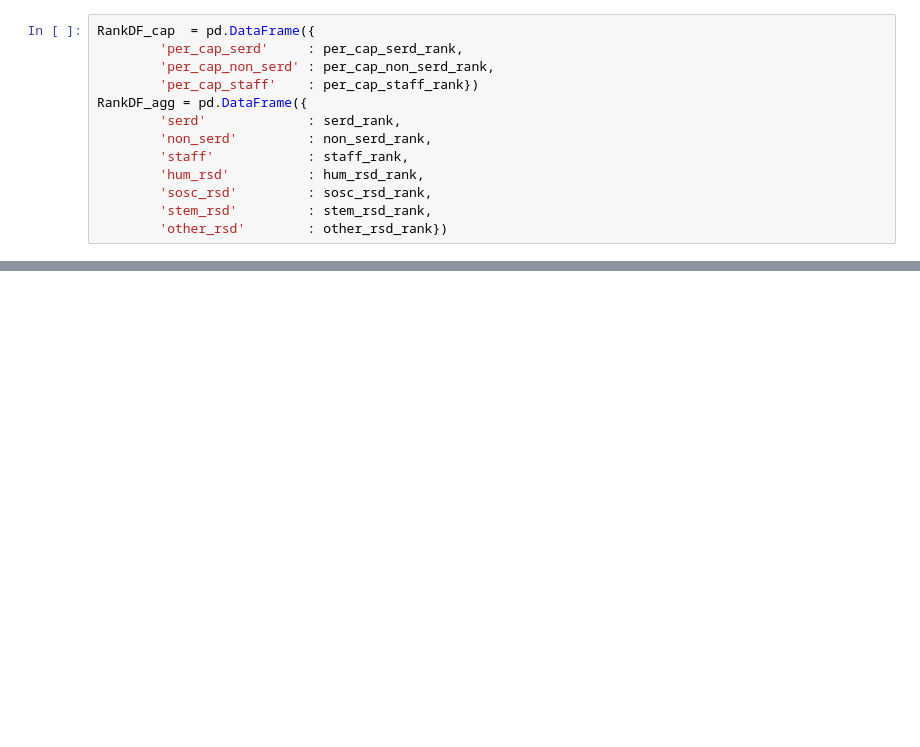
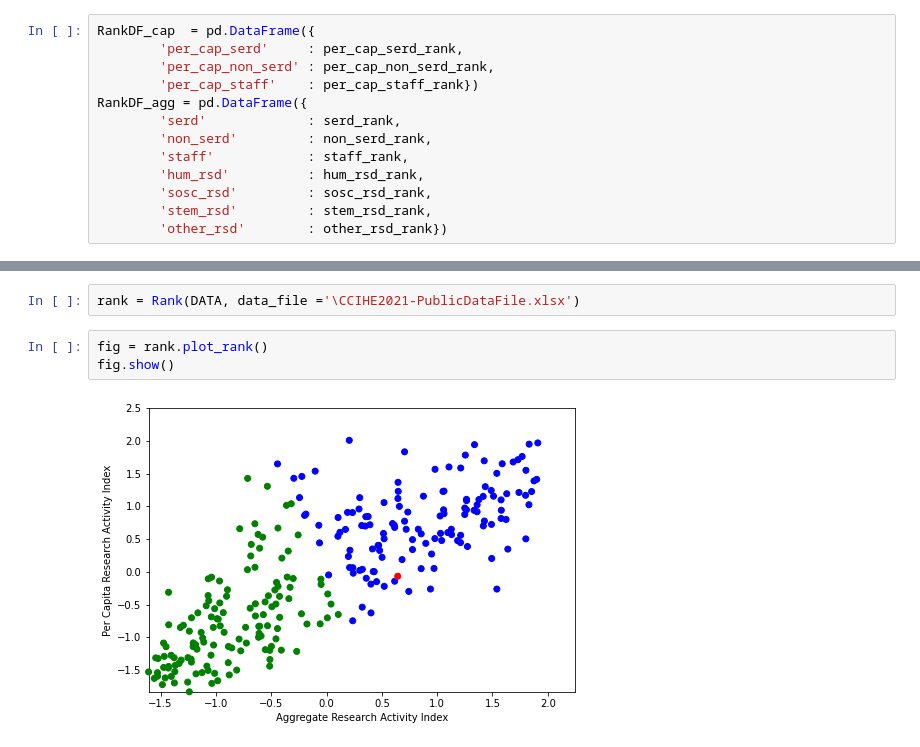
Before and after one commit to constant5/Carnegie-Ranking, a Jupyter notebook: ranking_2021.ipynb, the cells around one changed output, grey strips where cells are left out. Cells and saved outputs as stored; diff of their text form; blank space fills up the shorter version.

```diff
--- a/ranking_2021.ipynb
+++ b/ranking_2021.ipynb
@@ -131,0 +446,7 @@ data2021.drop(data2021[name]=='')
+# %%
+rank = Rank(DATA, data_file ='\CCIHE2021-PublicDataFile.xlsx')
+# %%
+fig = rank.plot_rank()
+fig.show()
+# %% [output]
+[figure, added]
```
Also changed, not shown: parts of 41 cells of this notebook.
